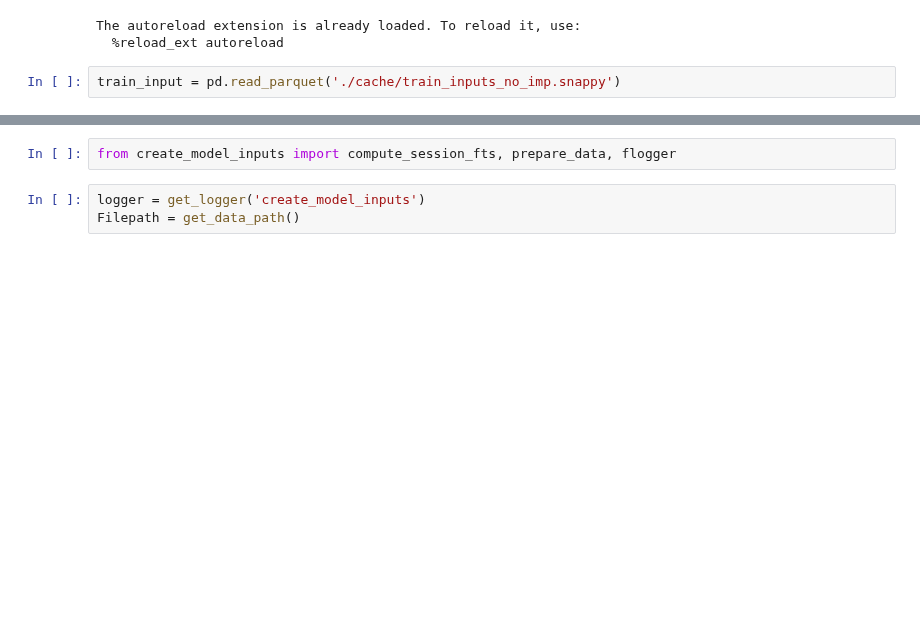
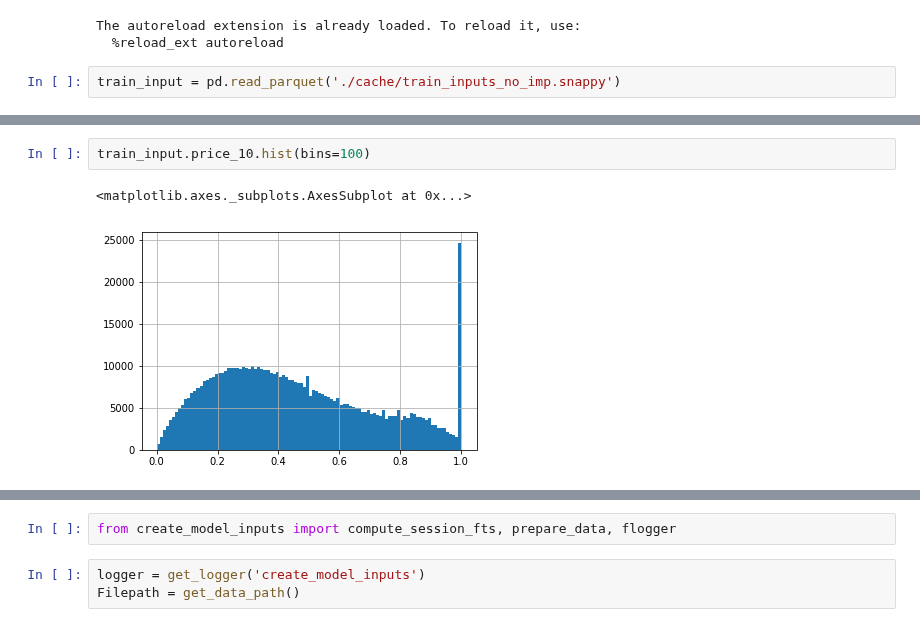
Before and after one commit to samshipengs/naps, a Jupyter notebook: price24.ipynb, the cells around one changed output, grey strips where cells are left out. Saved outputs shown, nothing was run; the diff lists cells and outputs as text; blank space fills up the shorter version.

```diff
--- a/price24.ipynb
+++ b/price24.ipynb
@@ -24,0 +25,5 @@ train_input.price_24.hist()
+# %%
+train_input.price_10.hist(bins=100)
+# %% [output]
+<matplotlib.axes._subplots.AxesSubplot at 0x...>
+[figure, added]
```
Also changed, not shown: parts of 3 cells of this notebook, 1 other file.
